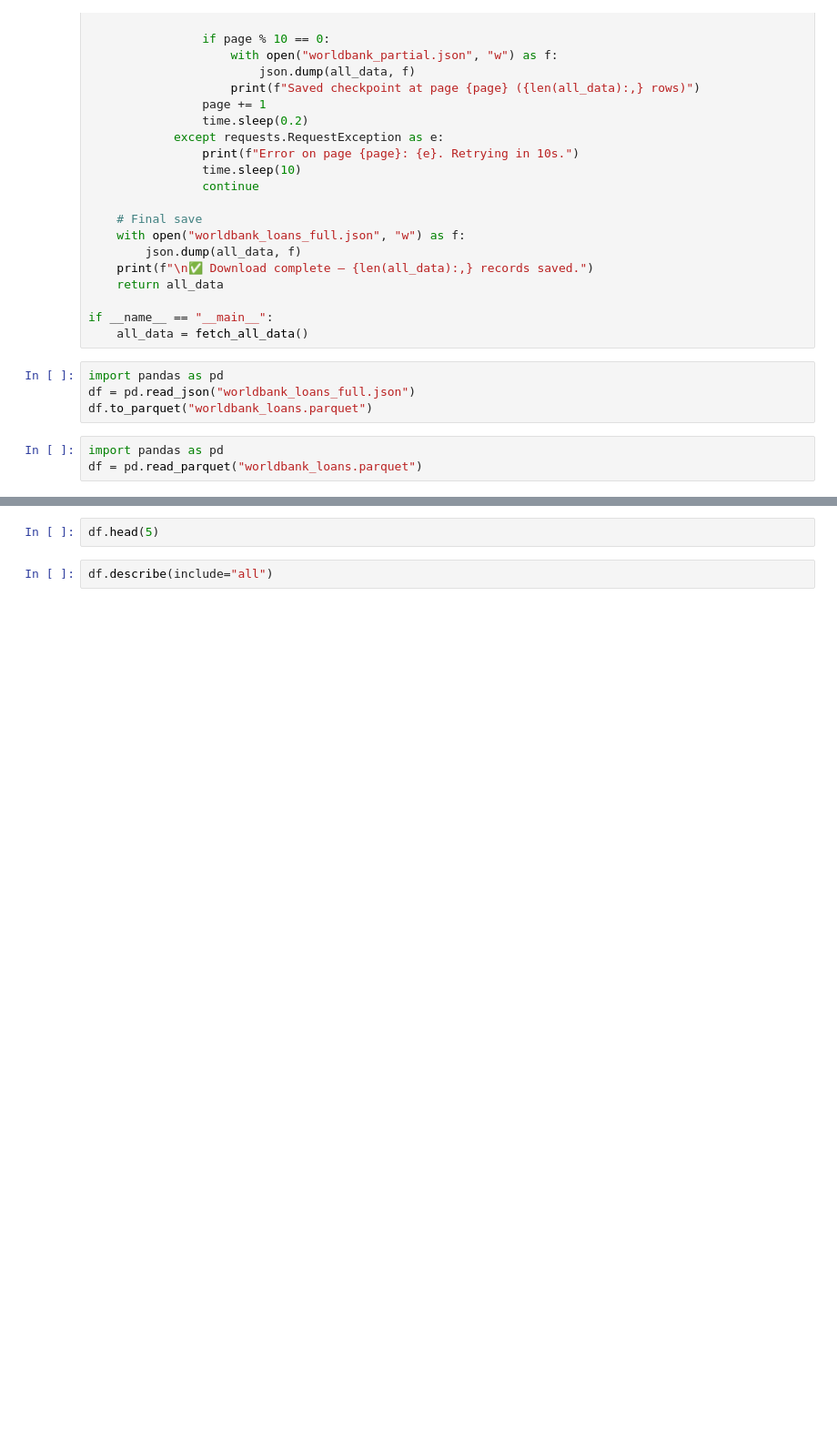
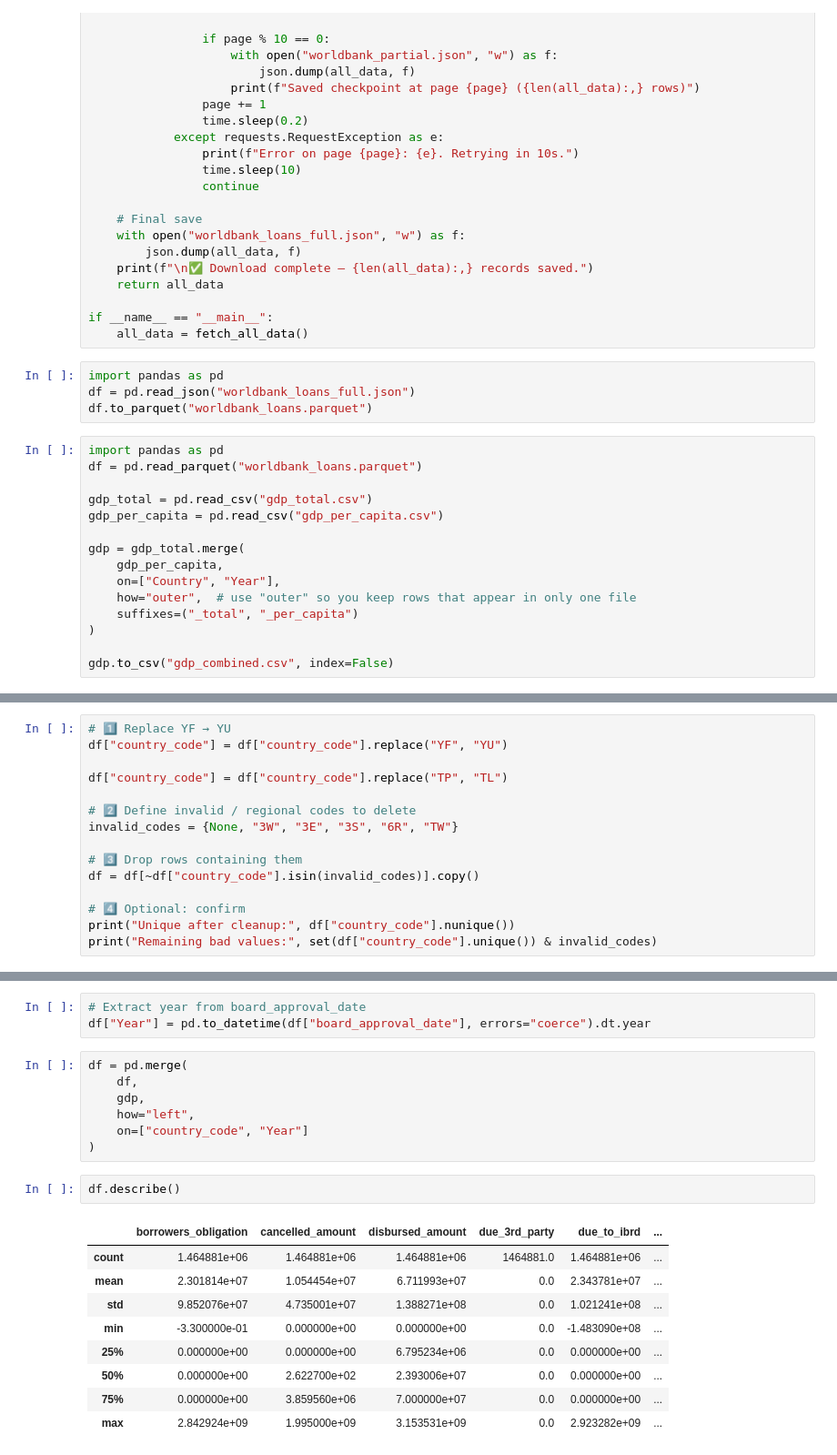
Before and after one commit to AlexLanier/World-Bank-AI-Analysis, a Jupyter notebook: Loans&Guarantees.ipynb, the cells around one changed output, grey strips where cells are left out. Shown at 91% size. Saved outputs shown, nothing was run; the diff lists cells and outputs as text; blank space fills up the shorter version.

```diff
--- a/Loans&Guarantees.ipynb
+++ b/Loans&Guarantees.ipynb
@@ -123,3 +133,15 @@ df.to_parquet("worldbank_loans.parquet")
 # %%
 import pandas as pd
 df = pd.read_parquet("worldbank_loans.parquet")
+
+gdp_total = pd.read_csv("gdp_total.csv")
+gdp_per_capita = pd.read_csv("gdp_per_capita.csv")
+
+gdp = gdp_total.merge(
+    gdp_per_capita,
+    on=["Country", "Year"],
+    how="outer",  # use "outer" so you keep rows that appear in only one file
+    suffixes=("_total", "_per_capita")
+)
+
+gdp.to_csv("gdp_combined.csv", index=False)
@@ -125,0 +194,15 @@ df = pd.read_parquet("worldbank_loans.parquet")
+# %%
+# 1️⃣ Replace YF → YU
+df["country_code"] = df["country_code"].replace("YF", "YU")
+
+df["country_code"] = df["country_code"].replace("TP", "TL")
+
+# 2️⃣ Define invalid / regional codes to delete
+invalid_codes = {None, "3W", "3E", "3S", "6R", "TW"}
+
+# 3️⃣ Drop rows containing them
+df = df[~df["country_code"].isin(invalid_codes)].copy()
+
+# 4️⃣ Optional: confirm
+print("Unique after cleanup:", df["country_code"].nunique())
+print("Remaining bad values:", set(df["country_code"].unique()) & invalid_codes)
@@ -128,6 +246,24 @@ df.info()
-# %%
-df.head(5)
-# %%
-df.describe(include="all")
+# %%
+# Extract year from board_approval_date
+df["Year"] = pd.to_datetime(df["board_approval_date"], errors="coerce").dt.year
+# %%
+df = pd.merge(
+    df,
+    gdp,
+    how="left",
+    on=["country_code", "Year"]
+)
+# %%
+df.describe()
+# %% [output]
+|  | borrowers_obligation | cancelled_amount | disbursed_amount | due_3rd_party | due_to_ibrd | ... |
+| count | 1.464881e+06 | 1.464881e+06 | 1.464881e+06 | 1464881.0 | 1.464881e+06 | ... |
+| mean | 2.301814e+07 | 1.054454e+07 | 6.711993e+07 | 0.0 | 2.343781e+07 | ... |
+| std | 9.852076e+07 | 4.735001e+07 | 1.388271e+08 | 0.0 | 1.021241e+08 | ... |
+| min | -3.300000e-01 | 0.000000e+00 | 0.000000e+00 | 0.0 | -1.483090e+08 | ... |
+| 25% | 0.000000e+00 | 0.000000e+00 | 6.795234e+06 | 0.0 | 0.000000e+00 | ... |
+| 50% | 0.000000e+00 | 2.622700e+02 | 2.393006e+07 | 0.0 | 0.000000e+00 | ... |
+| 75% | 0.000000e+00 | 3.859560e+06 | 7.000000e+07 | 0.0 | 0.000000e+00 | ... |
+| max | 2.842924e+09 | 1.995000e+09 | 3.153531e+09 | 0.0 | 2.923282e+09 | ... |
 # %%
 df.drop_duplicates(subset=["loan_number"]).groupby("country")["original_principal_amount"].mean().sort_values(ascending=False).head(20)
```
Also changed, not shown: parts of 27 cells of this notebook, 1 other file.
